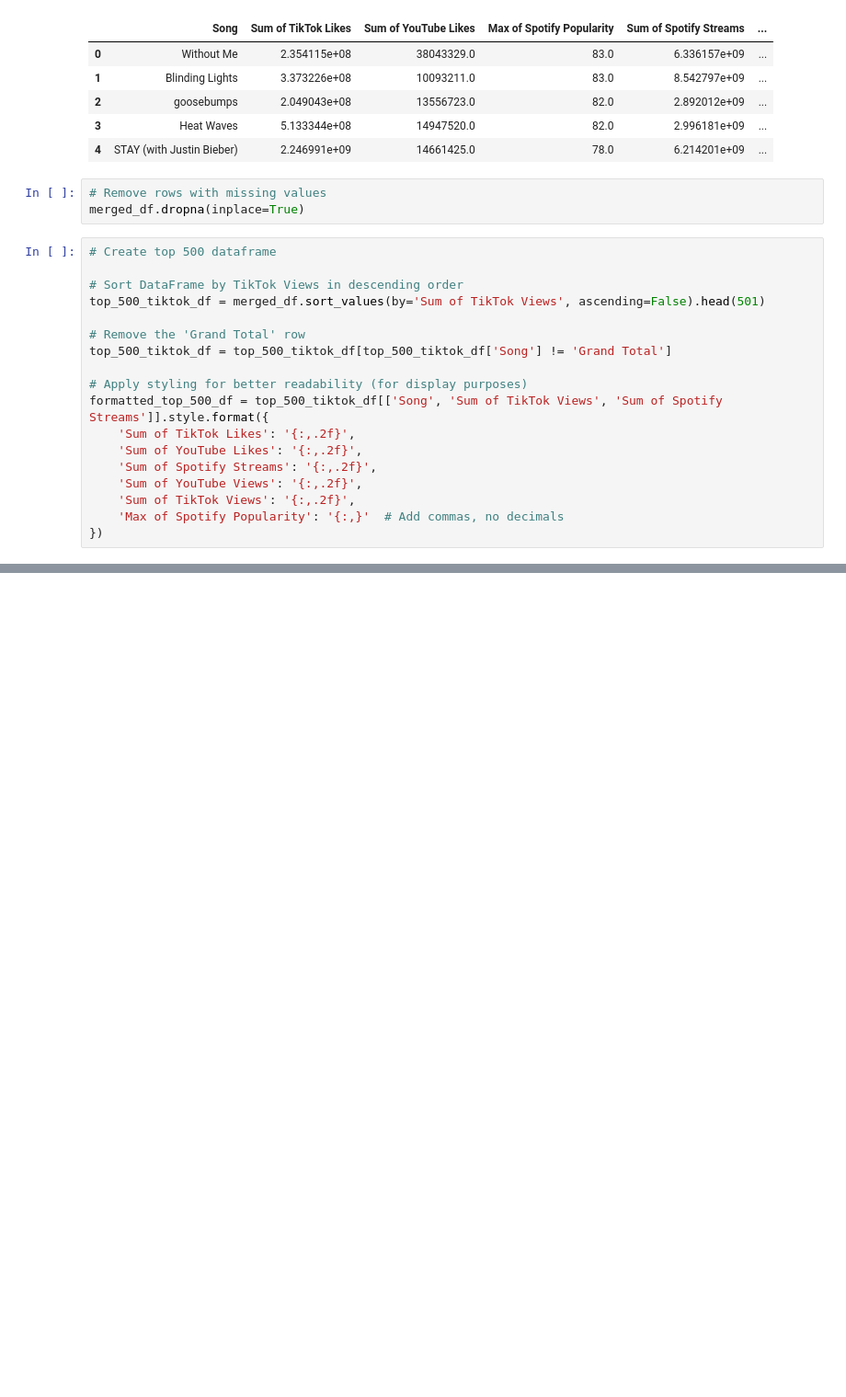
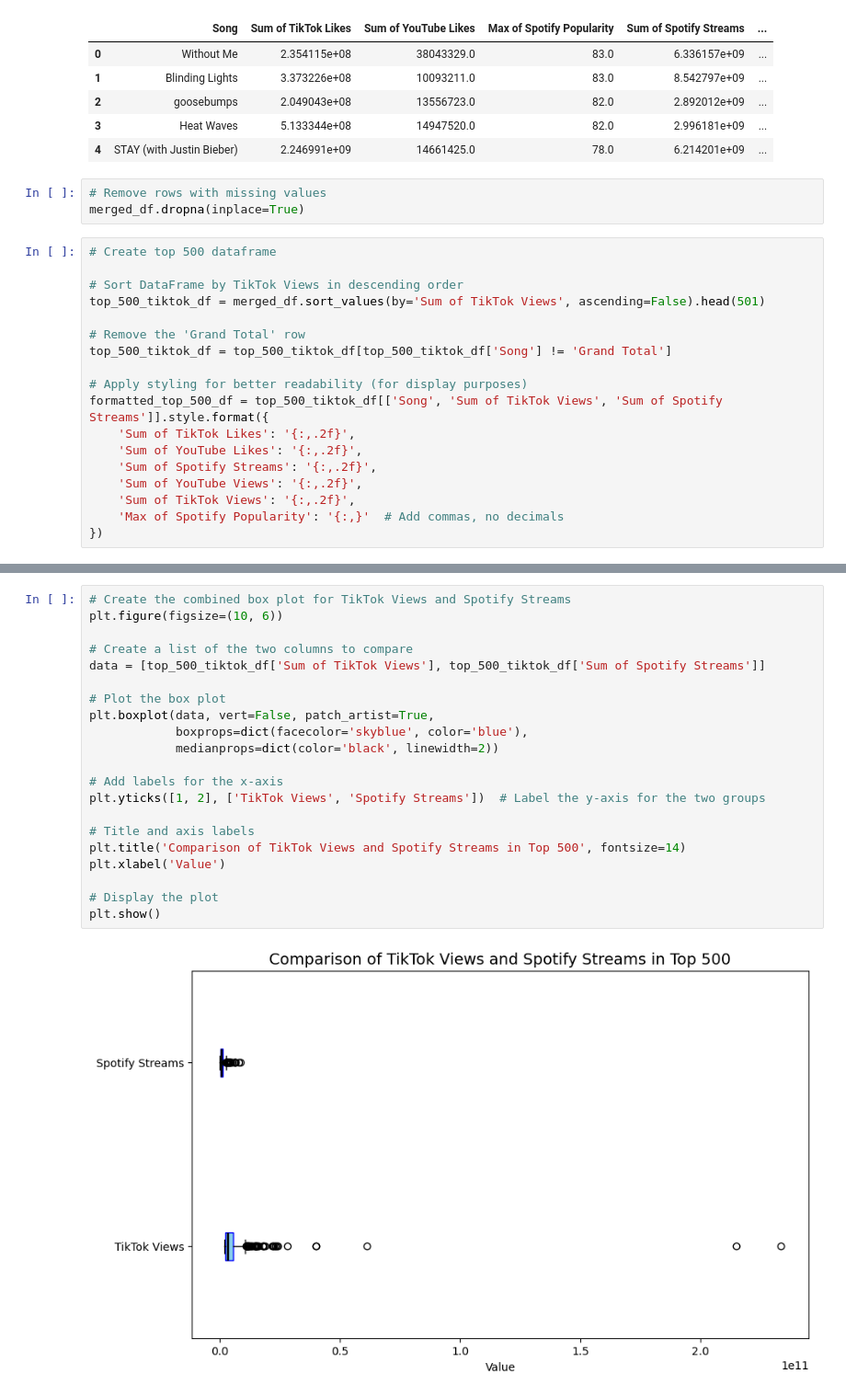
Before and after one commit to qstibbins/project-1, a Jupyter notebook: data.ipynb, the cells around one changed output, grey strips where cells are left out. Shown: that part at 92% size. Drawn from its saved outputs; the diff is of its cells as text; blank space fills up the shorter version.

```diff
--- a/data.ipynb
+++ b/data.ipynb
@@ -124,4 +124,27 @@ print(f"The r^2-value is: {rvalue**2}")
 The r^2-value is: 0.0010268219830998492
+# %%
+# Create the combined box plot for TikTok Views and Spotify Streams
+plt.figure(figsize=(10, 6))
+
+# Create a list of the two columns to compare
+data = [top_500_tiktok_df['Sum of TikTok Views'], top_500_tiktok_df['Sum of Spotify Streams']]
+
+# Plot the box plot
+plt.boxplot(data, vert=False, patch_artist=True,
+            boxprops=dict(facecolor='skyblue', color='blue'),
+            medianprops=dict(color='black', linewidth=2))
+
+# Add labels for the x-axis
+plt.yticks([1, 2], ['TikTok Views', 'Spotify Streams'])  # Label the y-axis for the two groups
+
+# Title and axis labels
+plt.title('Comparison of TikTok Views and Spotify Streams in Top 500', fontsize=14)
+plt.xlabel('Value')
+
+# Display the plot
+plt.show()
+# %% [output]
+[figure, added]
 # %%
 # Does the top 10 most viewed TikTok songs have high spotify streaming?
 
```
Also changed, not shown: parts of 4 cells of this notebook.
